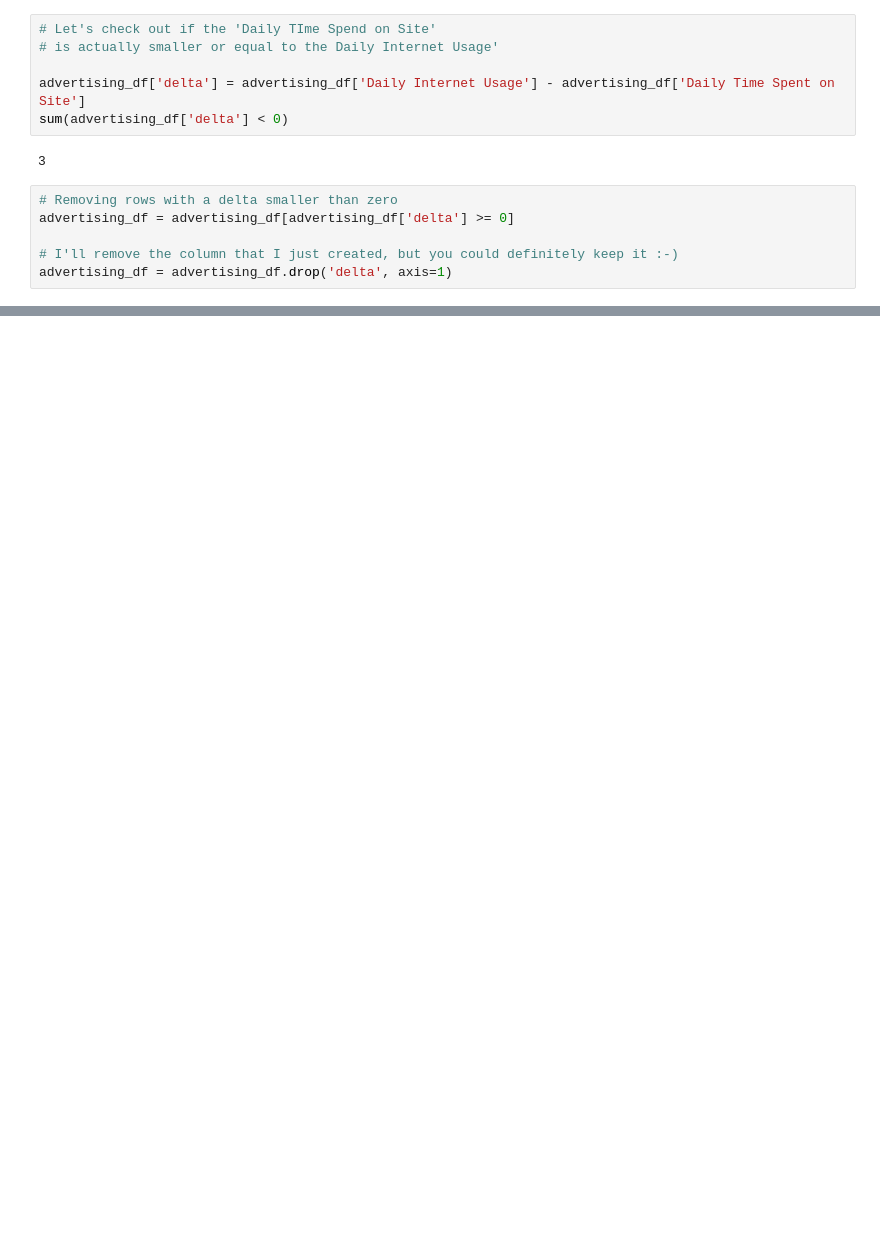
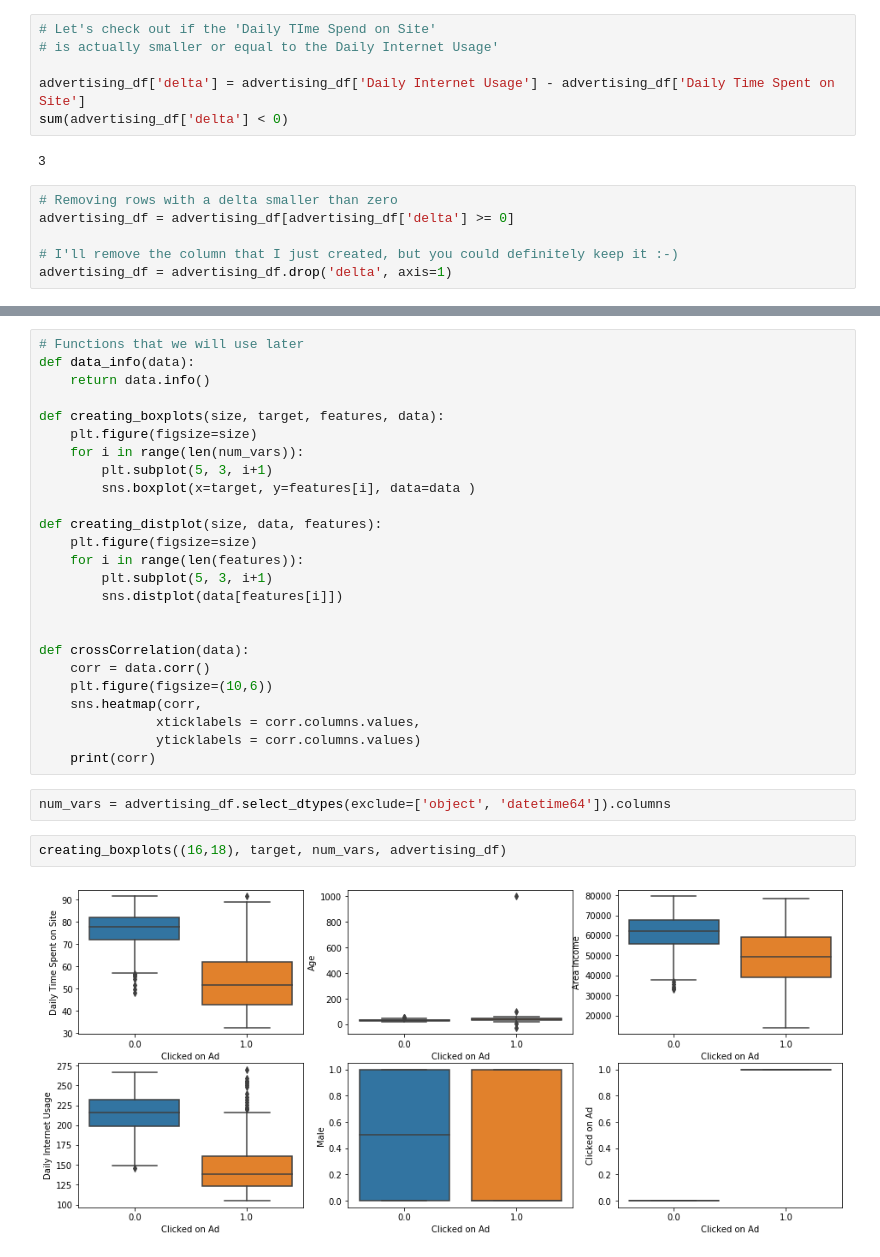
Before and after one commit to nikhilgharge4591/Advertising_Ad-Campaign, a Jupyter notebook: Advertising Ad Campaign .ipynb, the cells around one changed output, grey strips where cells are left out. Drawn from its saved outputs; the diff is of its cells as text; blank space fills up the shorter version.

```diff
--- a/Advertising Ad Campaign .ipynb
+++ b/Advertising Ad Campaign .ipynb
@@ -155,0 +169,31 @@ advertising_df = advertising_df.drop('delta', axis=1)
+# %%
+# Functions that we will use later
+def data_info(data):
+    return data.info()
+
+def creating_boxplots(size, target, features, data):
+    plt.figure(figsize=size)
+    for i in range(len(num_vars)):
+        plt.subplot(5, 3, i+1)
+        sns.boxplot(x=target, y=features[i], data=data )
+
+def creating_distplot(size, data, features):
+    plt.figure(figsize=size)
+    for i in range(len(features)):
+        plt.subplot(5, 3, i+1)
+        sns.distplot(data[features[i]])
+
+
+def crossCorrelation(data):
+    corr = data.corr()
+    plt.figure(figsize=(10,6))
+    sns.heatmap(corr,
+               xticklabels = corr.columns.values,
+               yticklabels = corr.columns.values)
+    print(corr)
+# %%
+num_vars = advertising_df.select_dtypes(exclude=['object', 'datetime64']).columns
+# %%
+creating_boxplots((16,18), target, num_vars, advertising_df)
+# %% [output]
+[figure, added]
```
Also changed, not shown: parts of 25 cells of this notebook.
